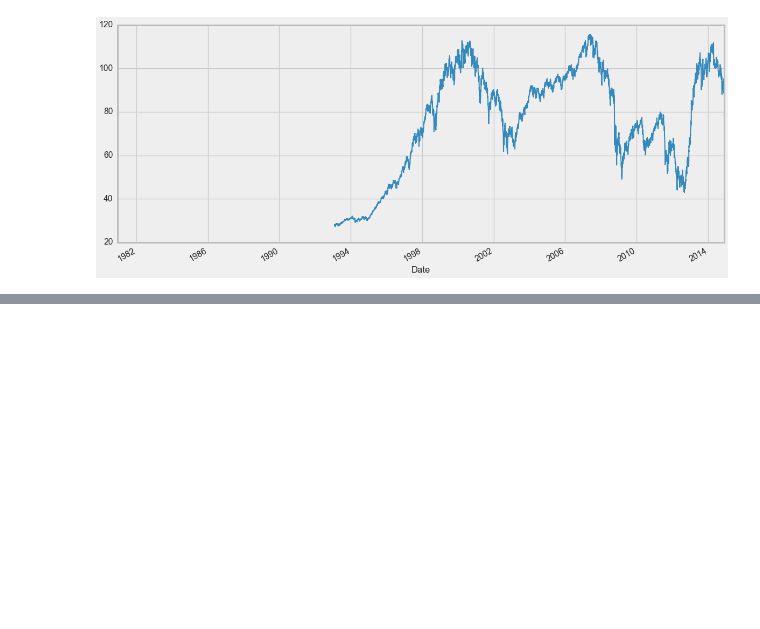
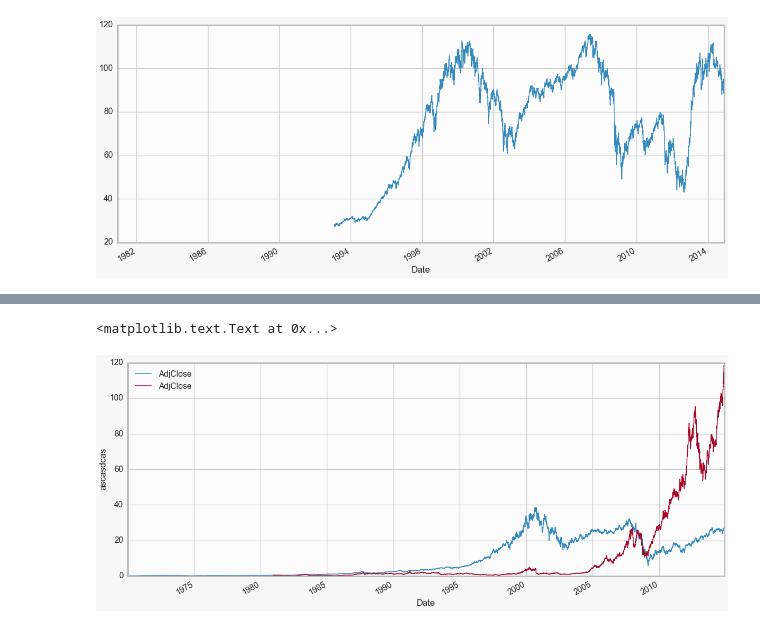
Before and after one commit to AlgoSkyNet/sandbox_py, a Jupyter notebook: sandbox_py_1.ipynb, the cells around one changed output, grey strips where cells are left out. Cells and saved outputs as stored; diff of their text form; code cells hidden in the pictures; blank space fills up the shorter version.

```diff
--- a/sandbox_py_1.ipynb
+++ b/sandbox_py_1.ipynb
@@ -653,0 +606,7 @@ GE.AdjClose.plot()
+# %%
+GE.AdjClose.plot()
+AAPL.AdjClose.plot(legend=True).legend(loc='upper left')
+plt.ylabel('ascasdcas')
+# %% [output]
+<matplotlib.text.Text at 0x...>
+[figure, added]
```
Also changed, not shown: parts of 42 cells of this notebook.
